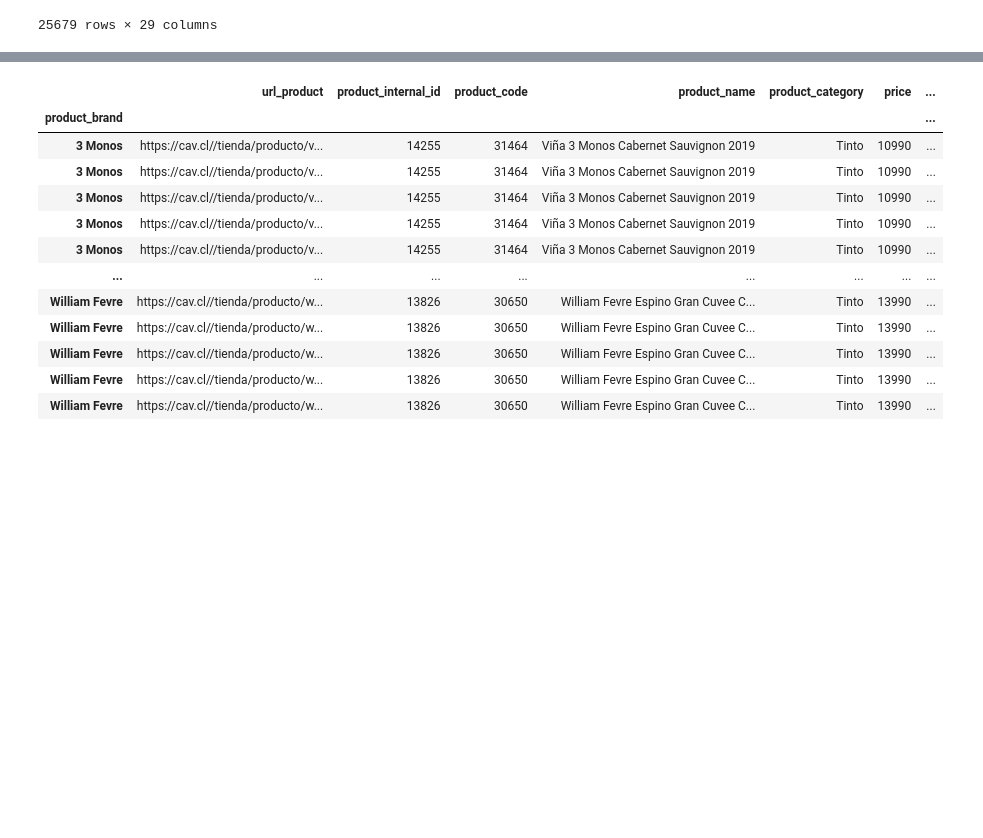
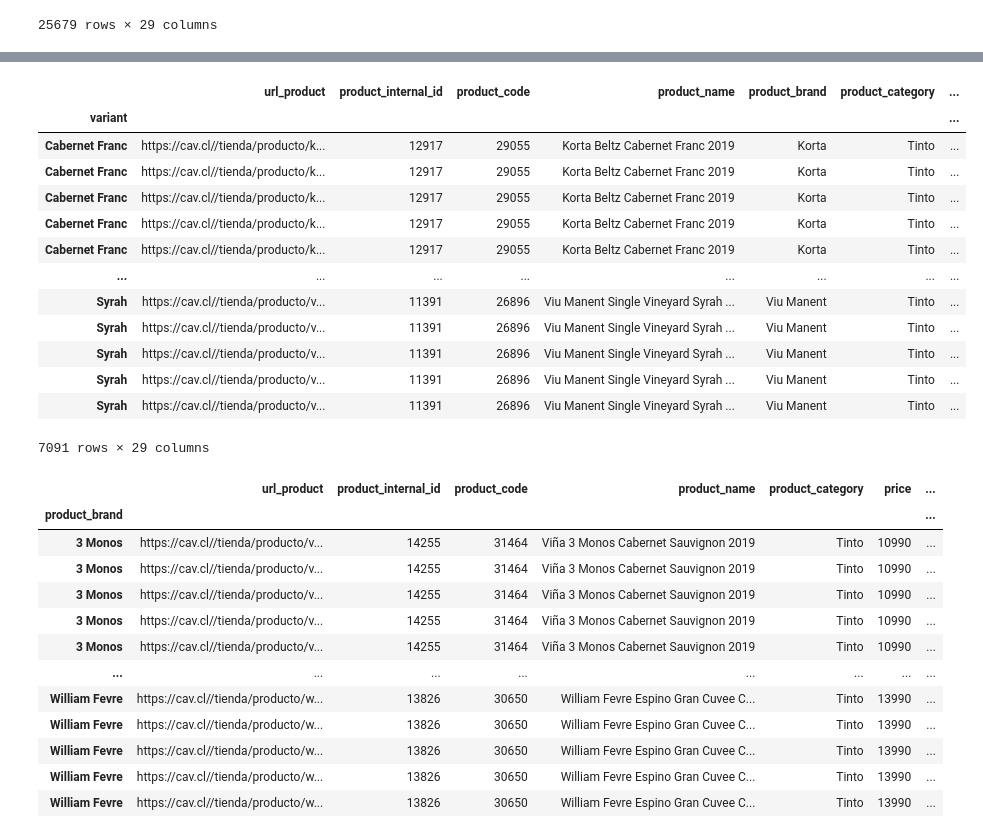
Before and after one commit to fevc08/final_project_4geek, a Jupyter notebook: src/alterno.ipynb, the cells around one changed output, grey strips where cells are left out. Cells and saved outputs as stored; diff of their text form; code cells hidden in the pictures; blank space fills up the shorter version.

```diff
--- a/src/alterno.ipynb
+++ b/src/alterno.ipynb
@@ -553 +573,18 @@ wine_store_df
+# %%
+wine_store_df.dropna()
+# %% [output]
+|  | url_product | product_internal_id | product_code | product_name | product_brand | product_category | ... |
+| variant |  |  |  |  |  |  | ... |
+| Cabernet Franc | https://cav.cl//tienda/producto/k... | 12917 | 29055 | Korta Beltz Cabernet Franc 2019 | Korta | Tinto | ... |
+| Cabernet Franc | https://cav.cl//tienda/producto/k... | 12917 | 29055 | Korta Beltz Cabernet Franc 2019 | Korta | Tinto | ... |
+| Cabernet Franc | https://cav.cl//tienda/producto/k... | 12917 | 29055 | Korta Beltz Cabernet Franc 2019 | Korta | Tinto | ... |
+| Cabernet Franc | https://cav.cl//tienda/producto/k... | 12917 | 29055 | Korta Beltz Cabernet Franc 2019 | Korta | Tinto | ... |
+| Cabernet Franc | https://cav.cl//tienda/producto/k... | 12917 | 29055 | Korta Beltz Cabernet Franc 2019 | Korta | Tinto | ... |
+| ... | ... | ... | ... | ... | ... | ... | ... |
+| Syrah | https://cav.cl//tienda/producto/v... | 11391 | 26896 | Viu Manent Single Vineyard Syrah ... | Viu Manent | Tinto | ... |
+| Syrah | https://cav.cl//tienda/producto/v... | 11391 | 26896 | Viu Manent Single Vineyard Syrah ... | Viu Manent | Tinto | ... |
+| Syrah | https://cav.cl//tienda/producto/v... | 11391 | 26896 | Viu Manent Single Vineyard Syrah ... | Viu Manent | Tinto | ... |
+| Syrah | https://cav.cl//tienda/producto/v... | 11391 | 26896 | Viu Manent Single Vineyard Syrah ... | Viu Manent | Tinto | ... |
+| Syrah | https://cav.cl//tienda/producto/v... | 11391 | 26896 | Viu Manent Single Vineyard Syrah ... | Viu Manent | Tinto | ... |
+7091 rows × 29 columns
 # %%
```
Also changed, not shown: parts of 6 cells of this notebook, 1 other file.
